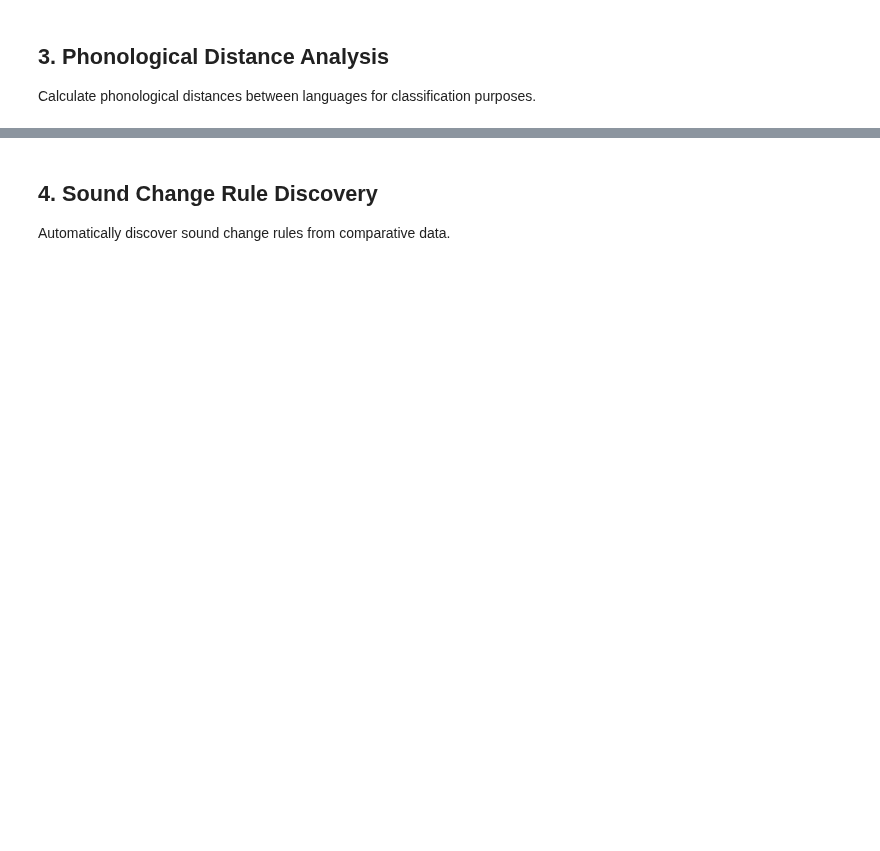
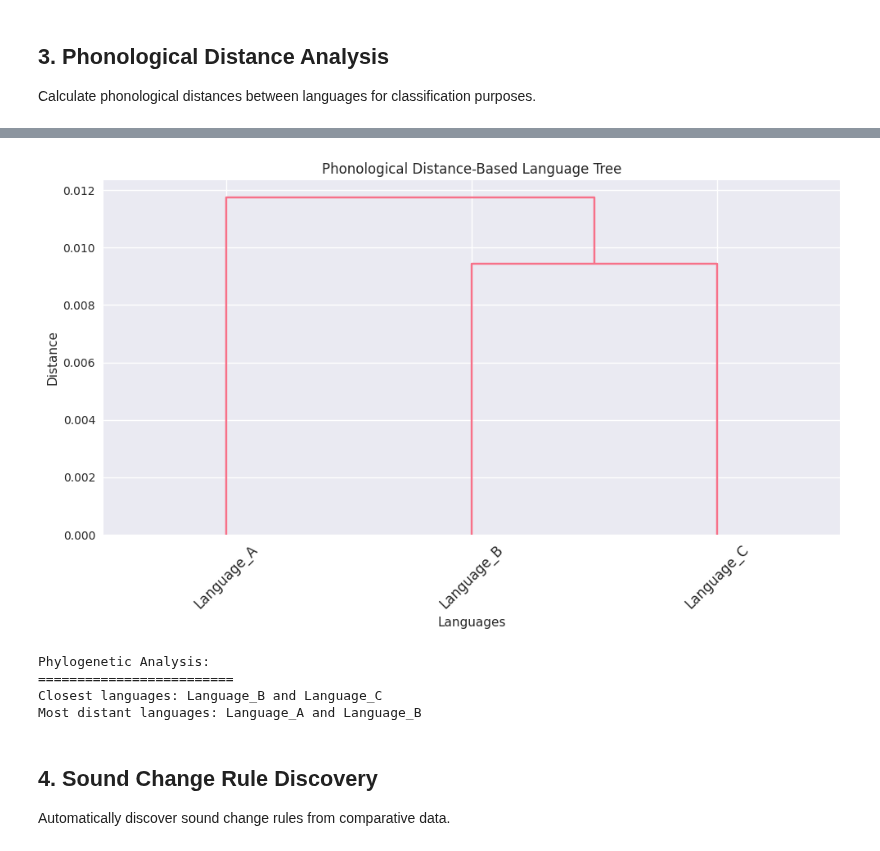
Before and after one commit to tresoldi/alteruphono, a Jupyter notebook: examples/historical_linguistics_demo.ipynb, the cells around one changed output, grey strips where cells are left out. Cells and saved outputs as stored; diff of their text form; code cells hidden in the pictures; blank space fills up the shorter version.

```diff
--- a/examples/historical_linguistics_demo.ipynb
+++ b/examples/historical_linguistics_demo.ipynb
@@ -318,28 +366,43 @@ plt.show()
 # %%
 # Build phylogenetic tree from distance matrix
 from scipy.cluster.hierarchy import linkage, dendrogram
 from scipy.spatial.distance import squareform
 
 # Convert to condensed distance matrix
 condensed_distances = squareform(distance_matrix)
 
 # Perform hierarchical clustering
 linkage_matrix = linkage(condensed_distances, method='average')
 
 # Plot dendrogram
 plt.figure(figsize=(10, 6))
 dendrogram(linkage_matrix, labels=languages, leaf_rotation=45)
 plt.title('Phonological Distance-Based Language Tree')
 plt.xlabel('Languages')
 plt.ylabel('Distance')
 plt.tight_layout()
 plt.show()
 
 # Analyze clustering results
 print("\nPhylogenetic Analysis:")
 print("=" * 25)
-print(f"Closest languages: {languages[np.unravel_index(np.argmin(distance_matrix + np.eye(len(languages))*999), distance_matrix.shape)]}")
-print(f"Most distant languages: {languages[np.unravel_index(np.argmax(distance_matrix), distance_matrix.shape)]}")
+
+# Find closest languages (excluding diagonal)
+masked_matrix = distance_matrix + np.eye(len(languages)) * 999  # Mask diagonal
+min_indices = np.unravel_index(np.argmin(masked_matrix), masked_matrix.shape)
+closest_pair = (languages[min_indices[0]], languages[min_indices[1]])
+print(f"Closest languages: {closest_pair[0]} and {closest_pair[1]}")
+
+# Find most distant languages
+max_indices = np.unravel_index(np.argmax(distance_matrix), distance_matrix.shape)
+distant_pair = (languages[max_indices[0]], languages[max_indices[1]])
+print(f"Most distant languages: {distant_pair[0]} and {distant_pair[1]}")
+# %% [output]
+[figure, added]
+Phylogenetic Analysis:
+=========================
+Closest languages: Language_B and Language_C
+Most distant languages: Language_A and Language_B
 # %% [markdown]
 ## 4. Sound Change Rule Discovery
 
```
Also changed, not shown: parts of 11 cells of this notebook.
